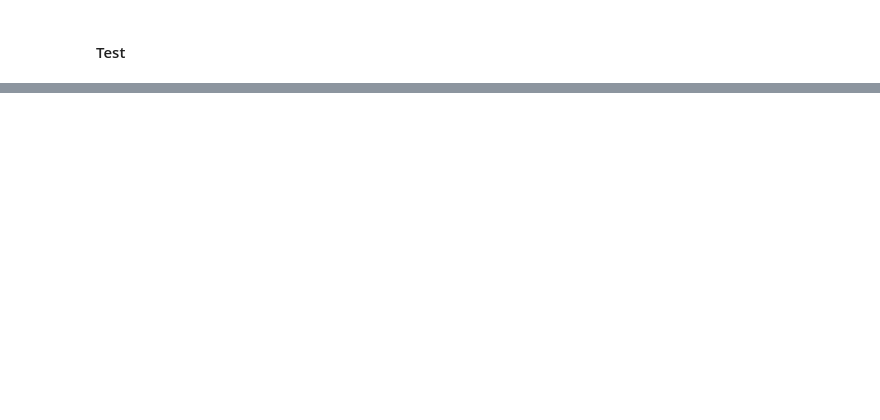
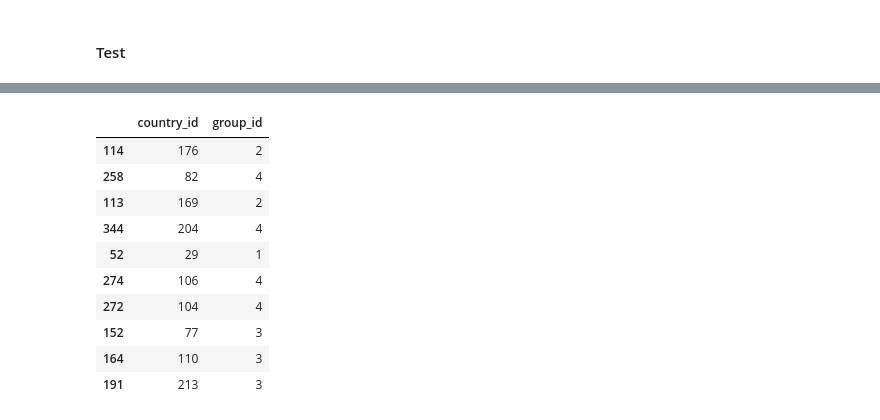
Before and after one commit to skustes/UN-Regions-and-Countries, a Jupyter notebook: Countries & UN Regions.ipynb, the cells around one changed output, grey strips where cells are left out. Saved outputs shown, nothing was run; the diff lists cells and outputs as text; code cells hidden in the pictures; blank space fills up the shorter version.

```diff
--- a/Countries & UN Regions.ipynb
+++ b/Countries & UN Regions.ipynb
@@ -757,0 +757,14 @@ countries[ countries['country_common_name'] == 'United Kingdom' ]
+# %%
+country_to_group.sample(10)
+# %% [output]
+|  | country_id | group_id |
+| 114 | 176 | 2 |
+| 258 | 82 | 4 |
+| 113 | 169 | 2 |
+| 344 | 204 | 4 |
+| 52 | 29 | 1 |
+| 274 | 106 | 4 |
+| 272 | 104 | 4 |
+| 152 | 77 | 3 |
+| 164 | 110 | 3 |
+| 191 | 213 | 3 |
```
Also changed, not shown: parts of 30 cells of this notebook.
